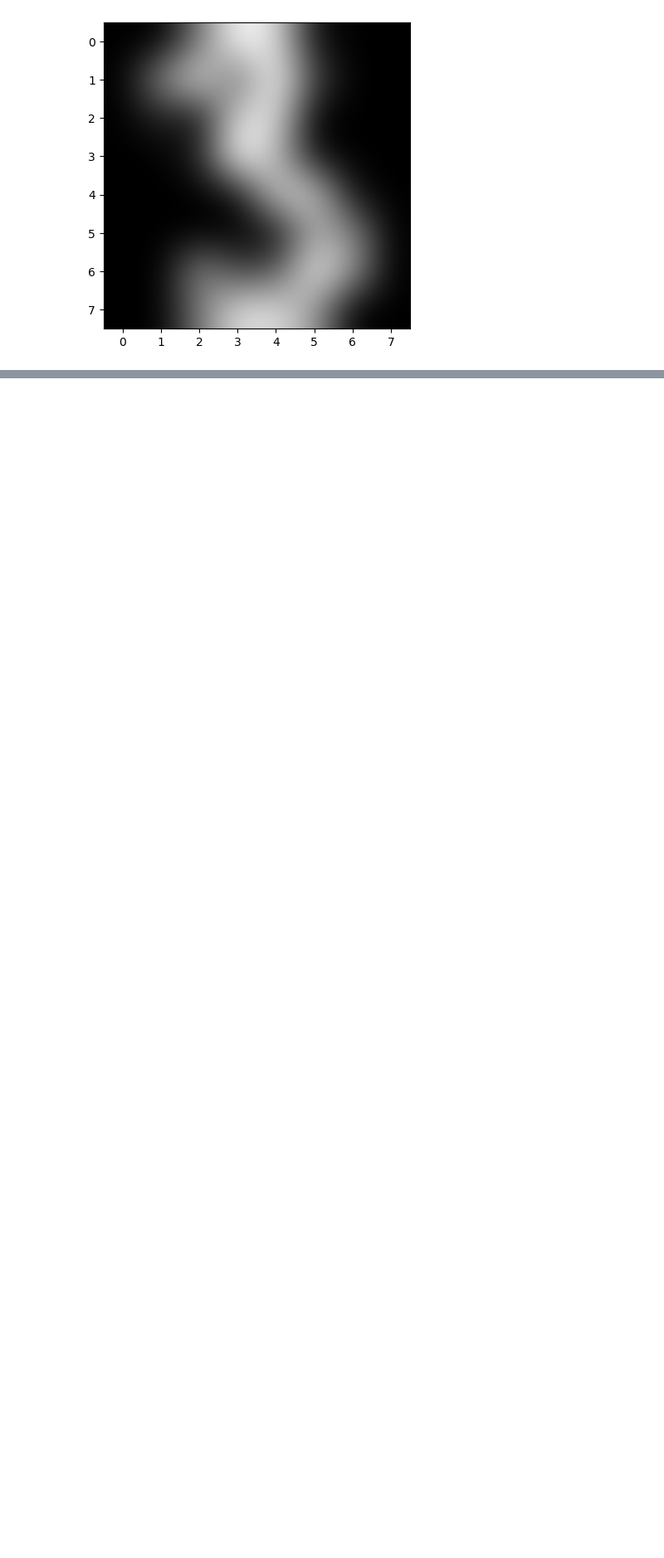
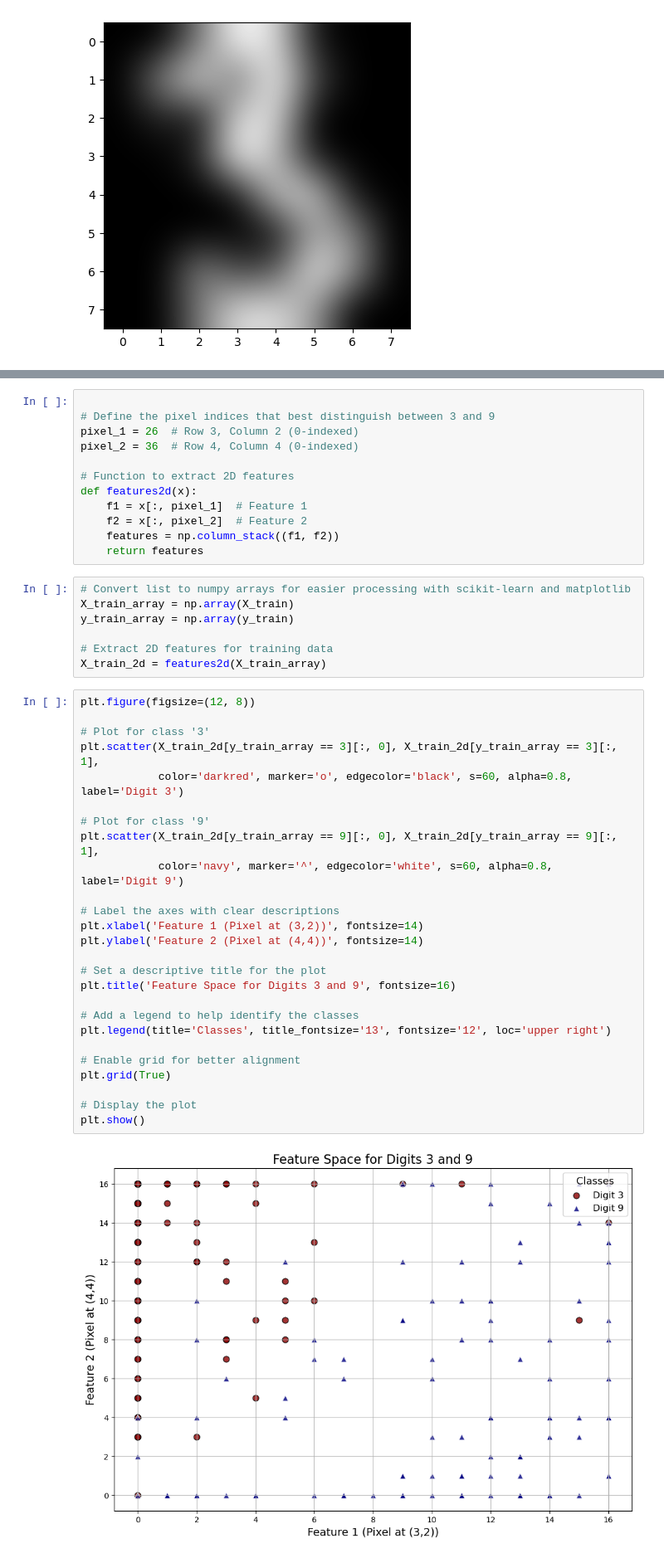
Before and after one commit to robin-alter/MSE-Exercises, a Jupyter notebook: 2024_05_08_Exercise_01/linear-classifiers-Ex2.ipynb, the cells around one changed output, grey strips where cells are left out. Shown at 83% size. Cells and saved outputs as stored; diff of their text form; blank space fills up the shorter version.

```diff
--- a/2024_05_08_Exercise_01/linear-classifiers-Ex2.ipynb
+++ b/2024_05_08_Exercise_01/linear-classifiers-Ex2.ipynb
@@ -48,0 +69,47 @@ X_train, X_test, y_train, y_test =\
+# %%
+
+# Define the pixel indices that best distinguish between 3 and 9
+pixel_1 = 26  # Row 3, Column 2 (0-indexed)
+pixel_2 = 36  # Row 4, Column 4 (0-indexed)
+
+# Function to extract 2D features
+def features2d(x):
+    f1 = x[:, pixel_1]  # Feature 1
+    f2 = x[:, pixel_2]  # Feature 2
+    features = np.column_stack((f1, f2))
+    return features
+# %%
+# Convert list to numpy arrays for easier processing with scikit-learn and matplotlib
+X_train_array = np.array(X_train)
+y_train_array = np.array(y_train)
+
+# Extract 2D features for training data
+X_train_2d = features2d(X_train_array)
+# %%
+plt.figure(figsize=(12, 8))
+
+# Plot for class '3'
+plt.scatter(X_train_2d[y_train_array == 3][:, 0], X_train_2d[y_train_array == 3][:, 1],
+            color='darkred', marker='o', edgecolor='black', s=60, alpha=0.8, label='Digit 3')
+
+# Plot for class '9'
+plt.scatter(X_train_2d[y_train_array == 9][:, 0], X_train_2d[y_train_array == 9][:, 1],
+            color='navy', marker='^', edgecolor='white', s=60, alpha=0.8, label='Digit 9')
+
+# Label the axes with clear descriptions
+plt.xlabel('Feature 1 (Pixel at (3,2))', fontsize=14)
+plt.ylabel('Feature 2 (Pixel at (4,4))', fontsize=14)
+
+# Set a descriptive title for the plot
+plt.title('Feature Space for Digits 3 and 9', fontsize=16)
+
+# Add a legend to help identify the classes
+plt.legend(title='Classes', title_fontsize='13', fontsize='12', loc='upper right')
+
+# Enable grid for better alignment
+plt.grid(True)
+
+# Display the plot
+plt.show()
+# %% [output]
+[figure, added]
```
Also changed, not shown: parts of 3 cells of this notebook.
